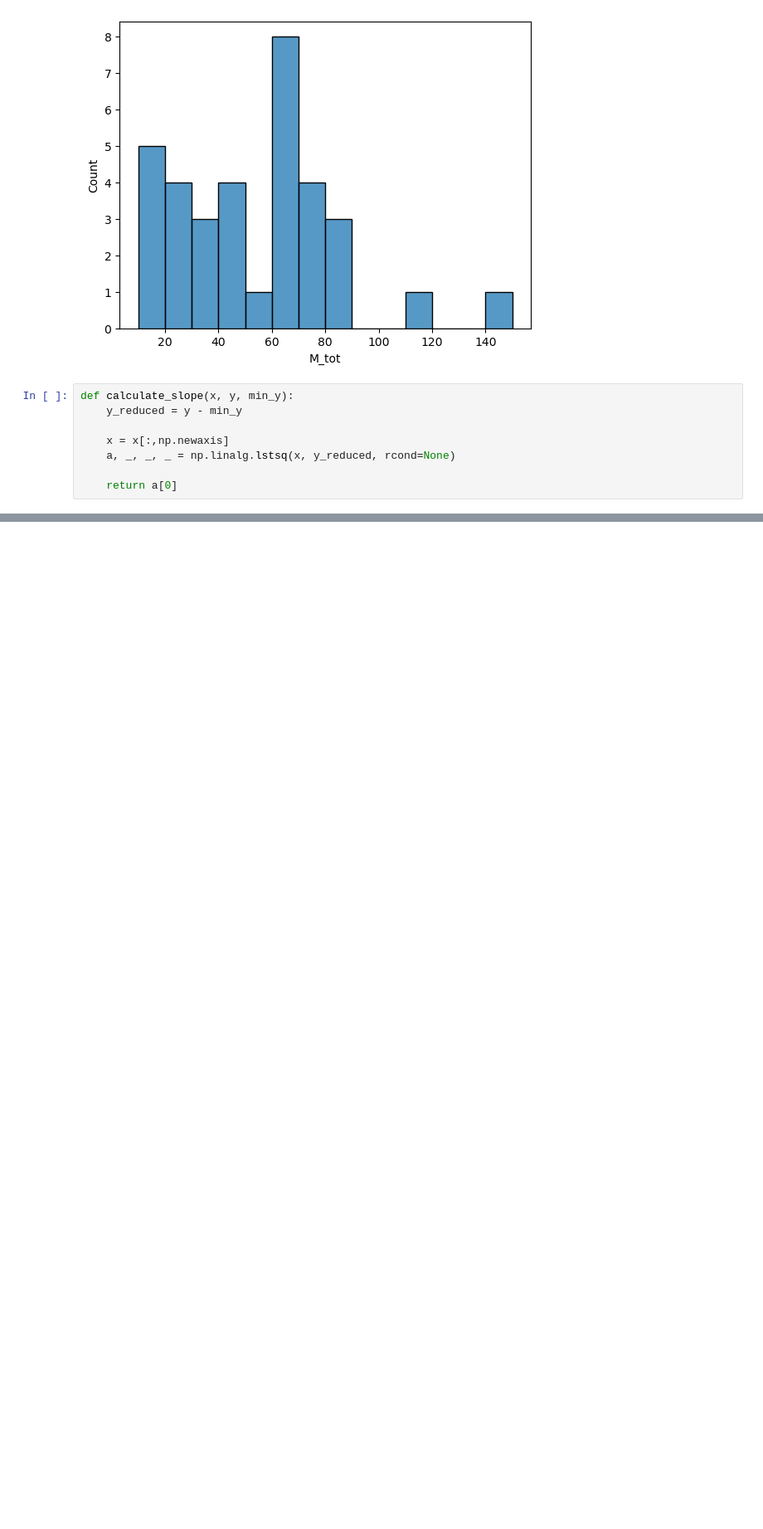
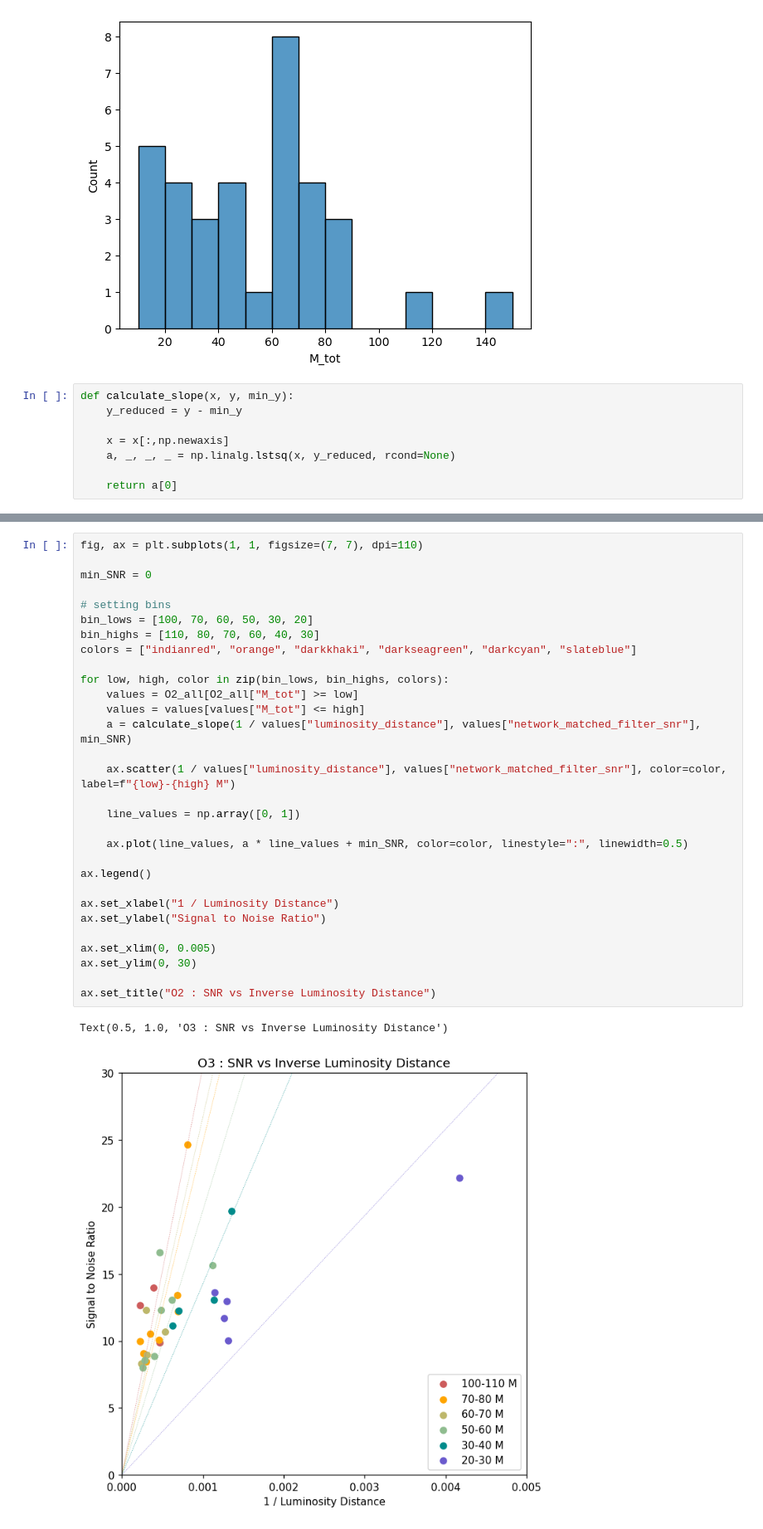
Before and after one commit to AndrewValentini/Gravitational-Waves-Research-23-24, a Jupyter notebook: Data Analysis/O1-O4.ipynb, the cells around one changed output, grey strips where cells are left out. Shown at 83% size. Cells and saved outputs as stored; diff of their text form; blank space fills up the shorter version.

```diff
--- a/Data Analysis/O1-O4.ipynb
+++ b/Data Analysis/O1-O4.ipynb
@@ -918,0 +920,33 @@ ax.set_ylim(0, 30)
+# %%
+fig, ax = plt.subplots(1, 1, figsize=(7, 7), dpi=110)
+
+min_SNR = 0
+
+# setting bins
+bin_lows = [100, 70, 60, 50, 30, 20]
+bin_highs = [110, 80, 70, 60, 40, 30]
+colors = ["indianred", "orange", "darkkhaki", "darkseagreen", "darkcyan", "slateblue"]
+
+for low, high, color in zip(bin_lows, bin_highs, colors):
+    values = O2_all[O2_all["M_tot"] >= low]
+    values = values[values["M_tot"] <= high]
+    a = calculate_slope(1 / values["luminosity_distance"], values["network_matched_filter_snr"], min_SNR)
+
+    ax.scatter(1 / values["luminosity_distance"], values["network_matched_filter_snr"], color=color, label=f"{low}-{high} M")
+
+    line_values = np.array([0, 1])
+
+    ax.plot(line_values, a * line_values + min_SNR, color=color, linestyle=":", linewidth=0.5)
+
+ax.legend()
+
+ax.set_xlabel("1 / Luminosity Distance")
+ax.set_ylabel("Signal to Noise Ratio")
+
+ax.set_xlim(0, 0.005)
+ax.set_ylim(0, 30)
+
+ax.set_title("O2 : SNR vs Inverse Luminosity Distance")
+# %% [output]
+Text(0.5, 1.0, 'O3 : SNR vs Inverse Luminosity Distance')
+[figure, added]
```
Also changed, not shown: parts of 2 cells of this notebook.
